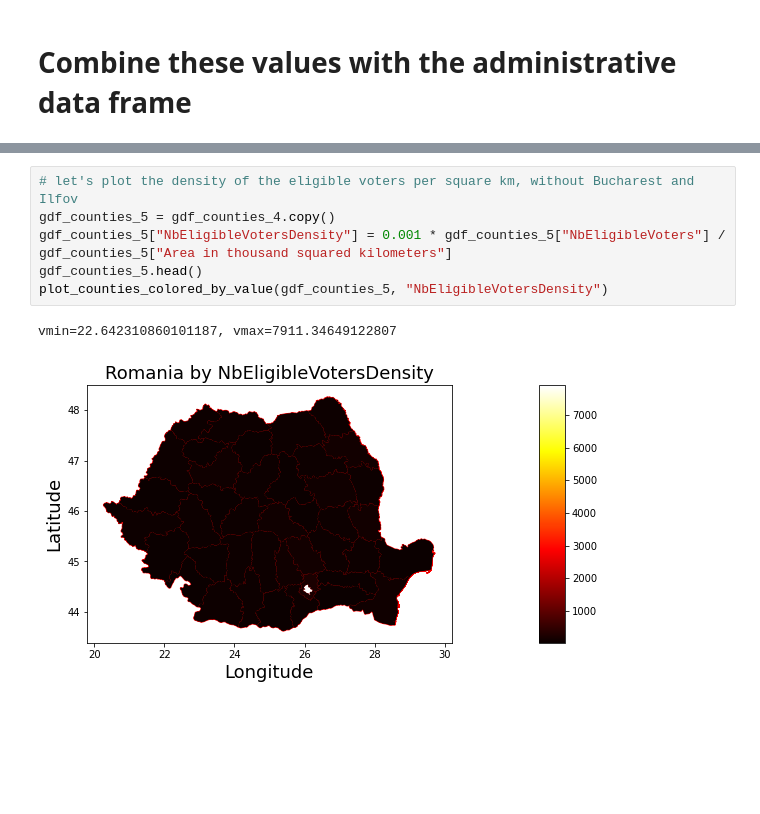
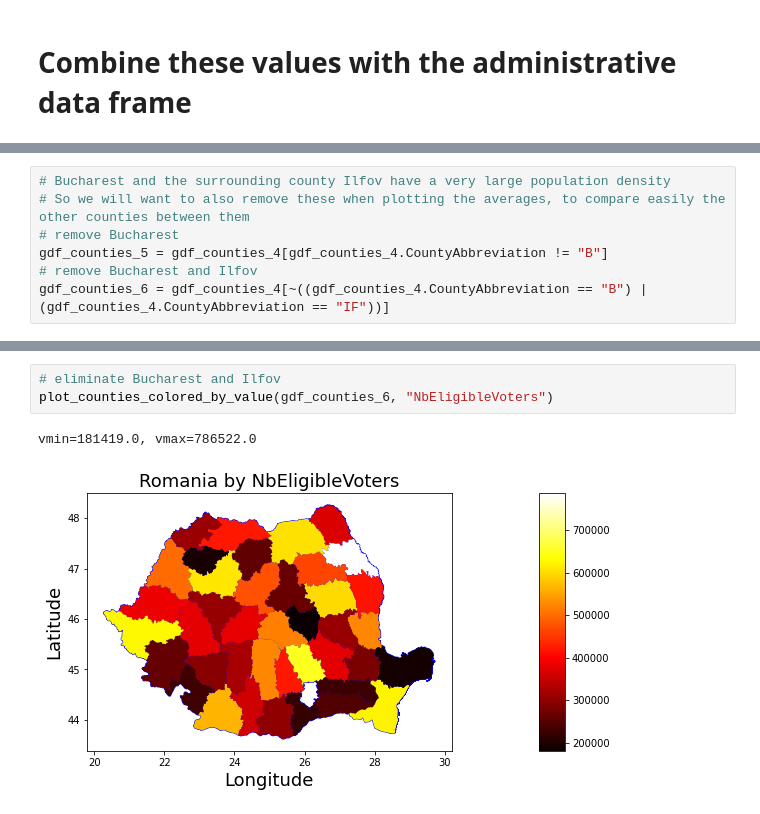
Before and after one commit to abuzatu/geo_spatial, a Jupyter notebook: romania/ro_elections.ipynb, the cells around one changed output, grey strips where cells are left out. Drawn from its saved outputs; the diff is of its cells as text; blank space fills up the shorter version.

```diff
--- a/romania/ro_elections.ipynb
+++ b/romania/ro_elections.ipynb
@@ -368 +337,8 @@ gdf_counties_4
+# %%
+# Bucharest and the surrounding county Ilfov have a very large population density
+# So we will want to also remove these when plotting the averages, to compare easily the other counties between them
+# remove Bucharest
+gdf_counties_5 = gdf_counties_4[gdf_counties_4.CountyAbbreviation != "B"]
+# remove Bucharest and Ilfov
+gdf_counties_6 = gdf_counties_4[~((gdf_counties_4.CountyAbbreviation == "B") | (gdf_counties_4.CountyAbbreviation == "IF"))]
 # %% [markdown]
@@ -440,9 +357,6 @@ vmin=22.642310860101187, vmax=143.63075237399562
-# %%
-# let's plot the density of the eligible voters per square km, without Bucharest and Ilfov
-gdf_counties_5 = gdf_counties_4.copy()
-gdf_counties_5["NbEligibleVotersDensity"] = 0.001 * gdf_counties_5["NbEligibleVoters"] / gdf_counties_5["Area in thousand squared kilometers"]
-gdf_counties_5.head()
-plot_counties_colored_by_value(gdf_counties_5, "NbEligibleVotersDensity")
-# %% [output]
-vmin=22.642310860101187, vmax=7911.34649122807
-[figure, removed]
+# %%
+# eliminate Bucharest and Ilfov
+plot_counties_colored_by_value(gdf_counties_6, "NbEligibleVoters")
+# %% [output]
+vmin=181419.0, vmax=786522.0
+[figure, added]
```
Also changed, not shown: parts of 26 cells of this notebook.
